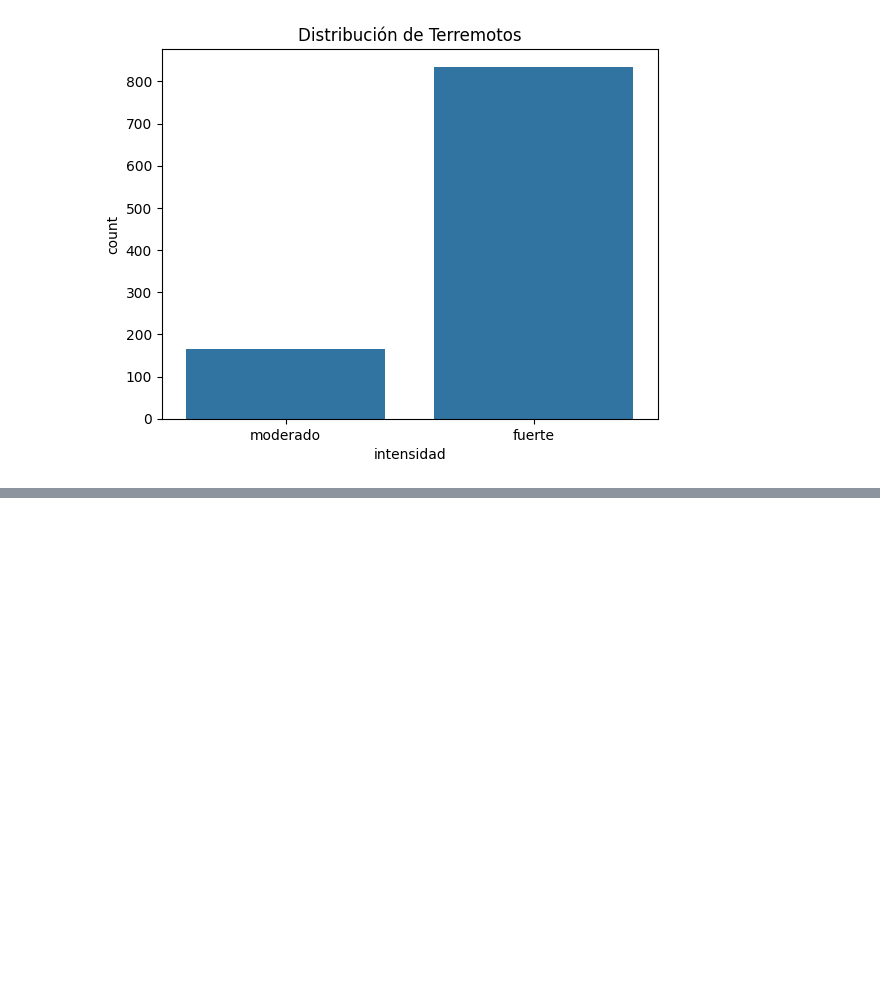
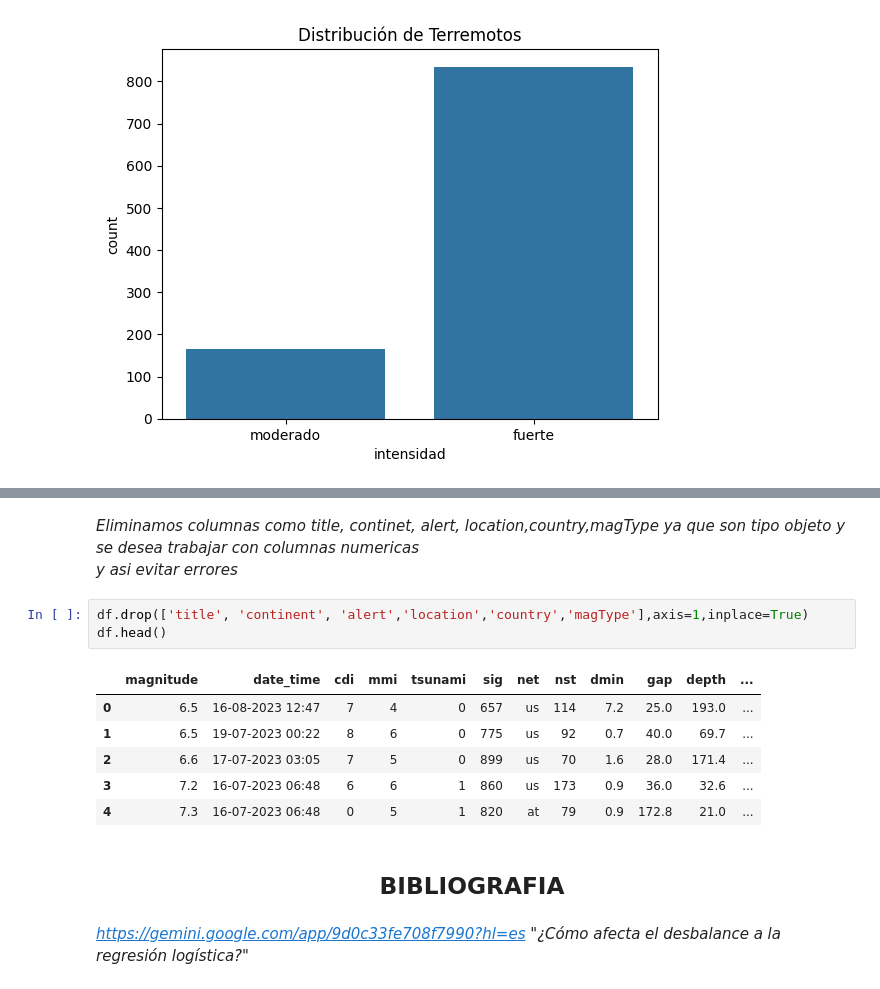
Before and after one commit to CristianLLDev/talentotech, a Jupyter notebook: Proyecto Final Regresion Logistica Terremotos/Exposicion _Regresion_logistica_Clasificacion_Intensidad_Terremotos.ipynb, the cells around one changed output, grey strips where cells are left out. Cells and saved outputs as stored; diff of their text form; blank space fills up the shorter version.

```diff
--- a/Proyecto Final Regresion Logistica Terremotos/Exposicion _Regresion_logistica_Clasificacion_Intensidad_Terremotos.ipynb
+++ b/Proyecto Final Regresion Logistica Terremotos/Exposicion _Regresion_logistica_Clasificacion_Intensidad_Terremotos.ipynb
@@ -128,0 +190,16 @@ Name: count, dtype: int64
+# %% [markdown]
+*Eliminamos columnas como title, continet, alert, location,country,magType ya que son tipo objeto y se desea trabajar con columnas numericas <br> y asi evitar errores*
+# %%
+df.drop(['title', 'continent', 'alert','location','country','magType'],axis=1,inplace=True)
+df.head()
+# %% [output]
+|  | magnitude | date_time | cdi | mmi | tsunami | sig | net | nst | dmin | gap | depth | ... |
+| 0 | 6.5 | 16-08-2023 12:47 | 7 | 4 | 0 | 657 | us | 114 | 7.2 | 25.0 | 193.0 | ... |
+| 1 | 6.5 | 19-07-2023 00:22 | 8 | 6 | 0 | 775 | us | 92 | 0.7 | 40.0 | 69.7 | ... |
+| 2 | 6.6 | 17-07-2023 03:05 | 7 | 5 | 0 | 899 | us | 70 | 1.6 | 28.0 | 171.4 | ... |
+| 3 | 7.2 | 16-07-2023 06:48 | 6 | 6 | 1 | 860 | us | 173 | 0.9 | 36.0 | 32.6 | ... |
+| 4 | 7.3 | 16-07-2023 06:48 | 0 | 5 | 1 | 820 | at | 79 | 0.9 | 172.8 | 21.0 | ... |
+# %% [markdown]
+## <CENTER> __BIBLIOGRAFIA__ </CENTER>
+# %% [markdown]
+*https://gemini.google.com/app/9d0c33fe708f7990?hl=es  "¿Cómo afecta el desbalance a la regresión logística?"*
```
Also changed, not shown: parts of 12 cells of this notebook, 1 other file.
